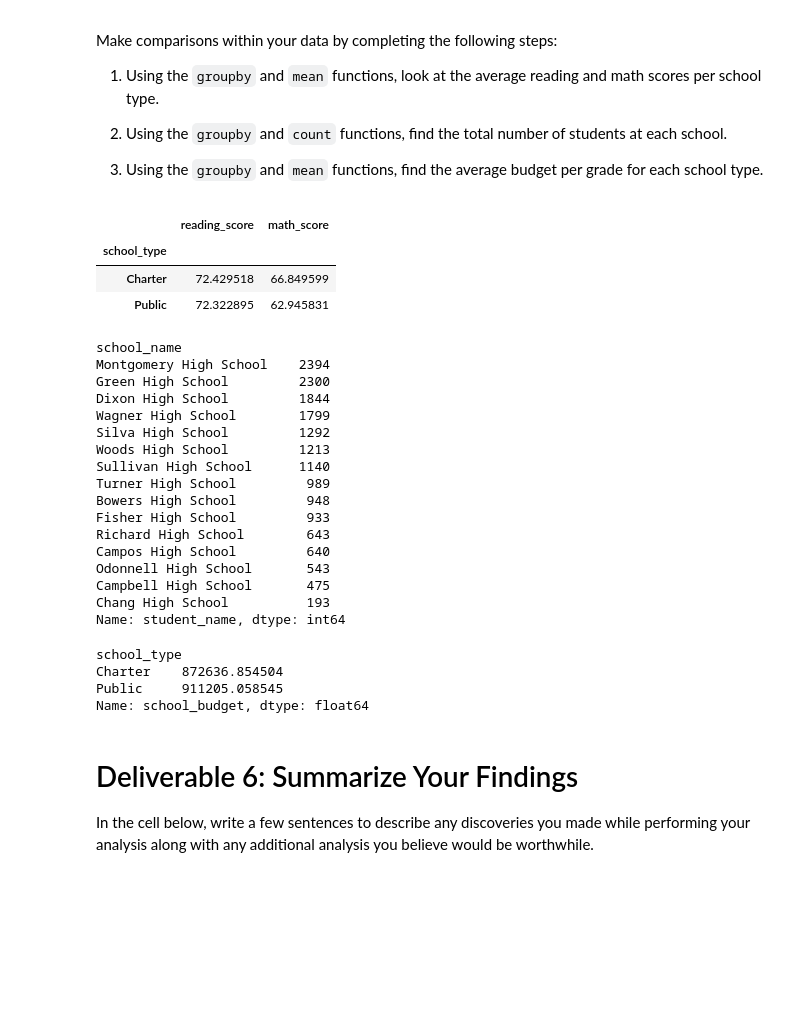
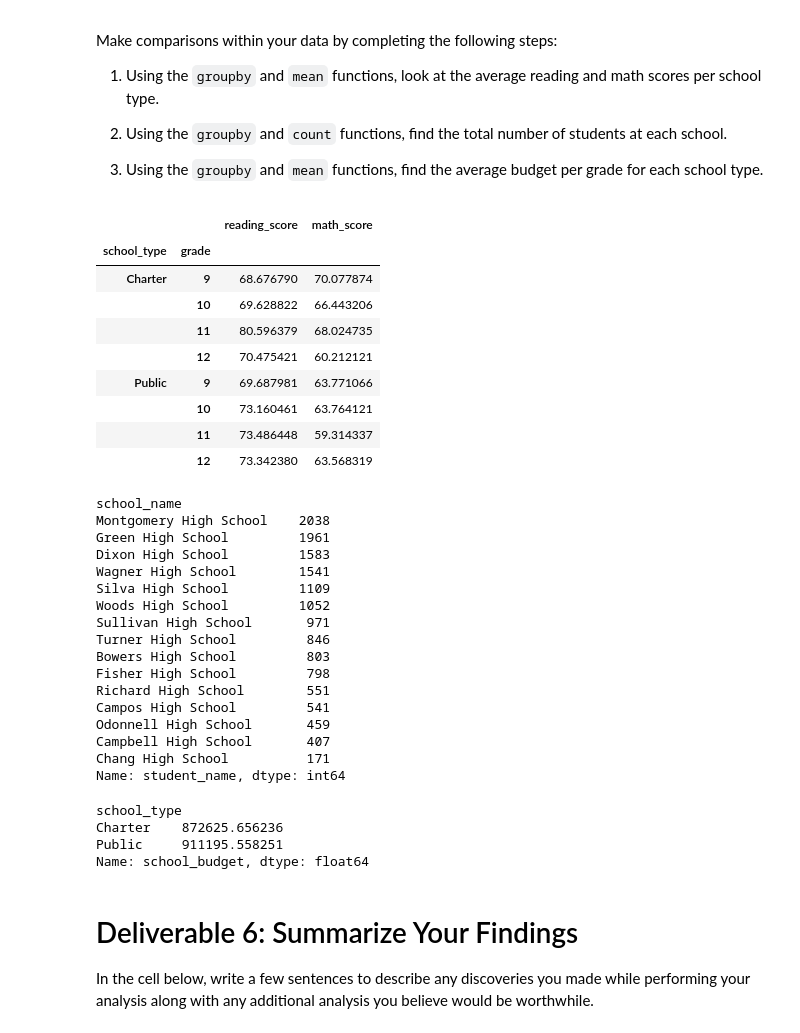
Before and after one commit to LLudivina/School_District_Analysis, a Jupyter notebook: solved/Student_Data_Challenge_Starter_Code.ipynb, the cells around one changed output. Saved outputs shown, nothing was run; the diff lists cells and outputs as text; code cells hidden in the pictures; blank space fills up the shorter version.

```diff
--- a/solved/Student_Data_Challenge_Starter_Code.ipynb
+++ b/solved/Student_Data_Challenge_Starter_Code.ipynb
@@ -74,7 +74,9 @@ school_budget       0
 dtype: int64
 # %%
 # Drop rows with null values and verify
-student_df.dropna(how = 'any').isnull().sum()
+#student_df.dropna(how = 'any').isnull().sum()
+student_df.dropna(inplace=True)
+student_df.isnull().sum()
 # %% [output]
 student_id       0
 student_name     0
@@ -347,13 +349,19 @@ Make comparisons within your data by completing the following steps:
 # %%
 #Find the average math score by grade for each school type by using the groupby and mean functions,
 
 #Using the groupby and mean functions, look at the average reading and math scores per school type.
-student_df.groupby(['school_type'])[['reading_score', 'math_score']].mean()
+student_df.groupby(['school_type', 'grade'])[['reading_score', 'math_score']].mean()
 # %% [output]
-|  | reading_score | math_score |
-| school_type |  |  |
-| Charter | 72.429518 | 66.849599 |
-| Public | 72.322895 | 62.945831 |
+|  |  | reading_score | math_score |
+| school_type | grade |  |  |
+| Charter | 9 | 68.676790 | 70.077874 |
+|  | 10 | 69.628822 | 66.443206 |
+|  | 11 | 80.596379 | 68.024735 |
+|  | 12 | 70.475421 | 60.212121 |
+| Public | 9 | 69.687981 | 63.771066 |
+|  | 10 | 73.160461 | 63.764121 |
+|  | 11 | 73.486448 | 59.314337 |
+|  | 12 | 73.342380 | 63.568319 |
 # %%
 
 
@@ -361,29 +369,29 @@ student_df.groupby(['school_type'])[['reading_score', 'math_score']].mean()
 student_df.groupby(['school_name'])['student_name'].count().sort_values(ascending=False)
 # %% [output]
 school_name
-Montgomery High School    2394
-Green High School         2300
-Dixon High School         1844
-Wagner High School        1799
-Silva High School         1292
-Woods High School         1213
-Sullivan High School      1140
-Turner High School         989
-Bowers High School         948
-Fisher High School         933
-Richard High School        643
-Campos High School         640
-Odonnell High School       543
-Campbell High School       475
-Chang High School          193
+Montgomery High School    2038
+Green High School         1961
+Dixon High School         1583
+Wagner High School        1541
+Silva High School         1109
+Woods High School         1052
+Sullivan High School       971
+Turner High School         846
+Bowers High School         803
+Fisher High School         798
+Richard High School        551
+Campos High School         541
+Odonnell High School       459
+Campbell High School       407
+Chang High School          171
 Name: student_name, dtype: int64
 # %%
 #Display the average budget for each school type by using the groupby and mean functions
 student_df.groupby(['school_type'])['school_budget'].mean()
 # %% [output]
 school_type
-Charter    872636.854504
-Public     911205.058545
+Charter    872625.656236
+Public     911195.558251
 Name: school_budget, dtype: float64
 # %% [markdown]
 # Deliverable 6: Summarize Your Findings
```
Also changed, not shown: parts of 12 cells of this notebook, 1 other file.
